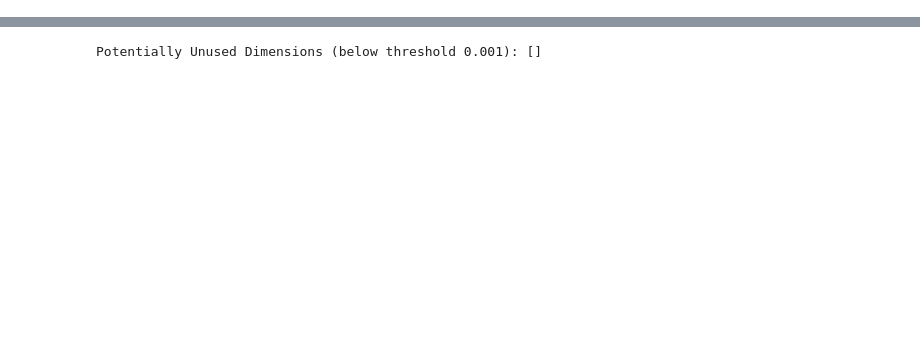
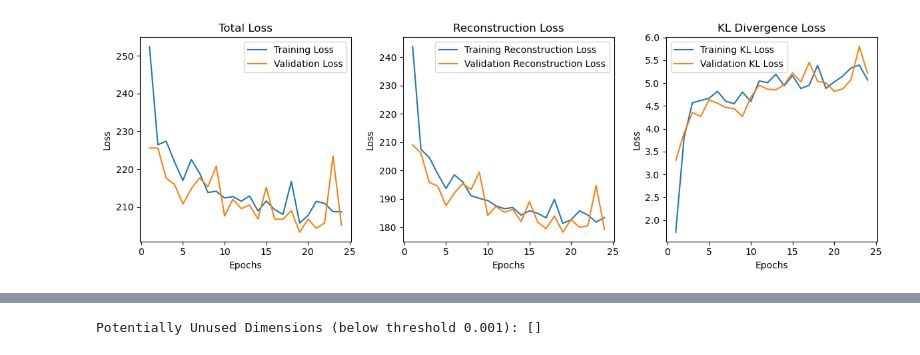
Before and after one commit to MartinRajniak/hands-on-ml-exercises, a Jupyter notebook: 17_autoencoders_gans_and_diffusion_models/11_variational_autoencoder_basic.ipynb, the cells around one changed output, grey strips where cells are left out. Cells and saved outputs as stored; diff of their text form; code cells hidden in the pictures; blank space fills up the shorter version.

```diff
--- a/17_autoencoders_gans_and_diffusion_models/11_variational_autoencoder_basic.ipynb
+++ b/17_autoencoders_gans_and_diffusion_models/11_variational_autoencoder_basic.ipynb
@@ -97,3 +123,46 @@ Epoch 25/25
+# %%
+# Plotting the losses after training
+total_loss = history.history['loss']
+reconstruction_loss = history.history['reconstruction_loss']
+kl_loss = history.history['kl_loss']
+val_loss = history.history.get('val_loss')
+val_reconstruction_loss = history.history.get('val_reconstruction_loss')
+val_kl_loss = history.history.get('val_kl_loss')
+
+epochs_range = range(1, len(total_loss) + 1)
+
+plt.figure(figsize=(12, 4))
+plt.subplot(1, 3, 1)
+plt.plot(epochs_range, total_loss, label='Training Loss')
+if val_loss:
+    plt.plot(epochs_range, val_loss, label='Validation Loss')
+plt.title('Total Loss')
+plt.xlabel('Epochs')
+plt.ylabel('Loss')
+plt.legend()
+
+plt.subplot(1, 3, 2)
+plt.plot(epochs_range, reconstruction_loss, label='Training Reconstruction Loss')
+if val_reconstruction_loss:
+    plt.plot(epochs_range, val_reconstruction_loss, label='Validation Reconstruction Loss')
+plt.title('Reconstruction Loss')
+plt.xlabel('Epochs')
+plt.ylabel('Loss')
+plt.legend()
+
+plt.subplot(1, 3, 3)
+plt.plot(epochs_range, kl_loss, label='Training KL Loss')
+if val_kl_loss:
+    plt.plot(epochs_range, val_kl_loss, label='Validation KL Loss')
+plt.title('KL Divergence Loss')
+plt.xlabel('Epochs')
+plt.ylabel('Loss')
+plt.legend()
+
+plt.tight_layout()
+plt.show()
+# %% [output]
+[figure, added]
 # %%
 def plot_reconstructions(model, images, n_images=5):
     reconstructions = np.clip(model.predict(images[:n_images]), 0, 1)
```
Also changed, not shown: parts of 14 cells of this notebook.
